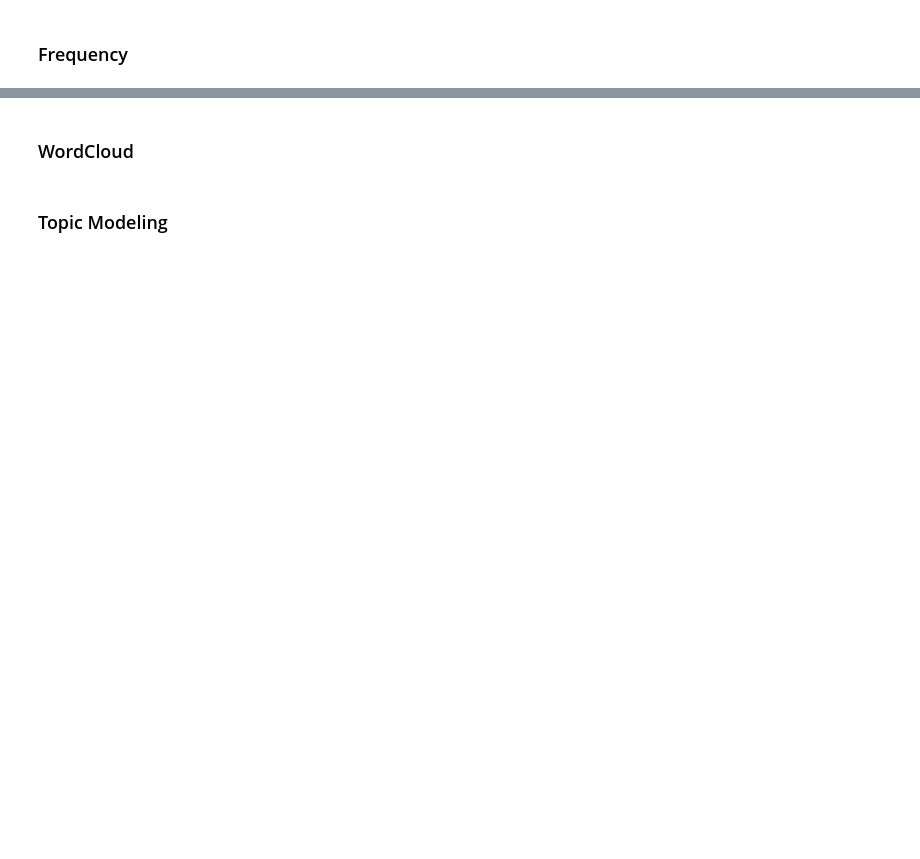
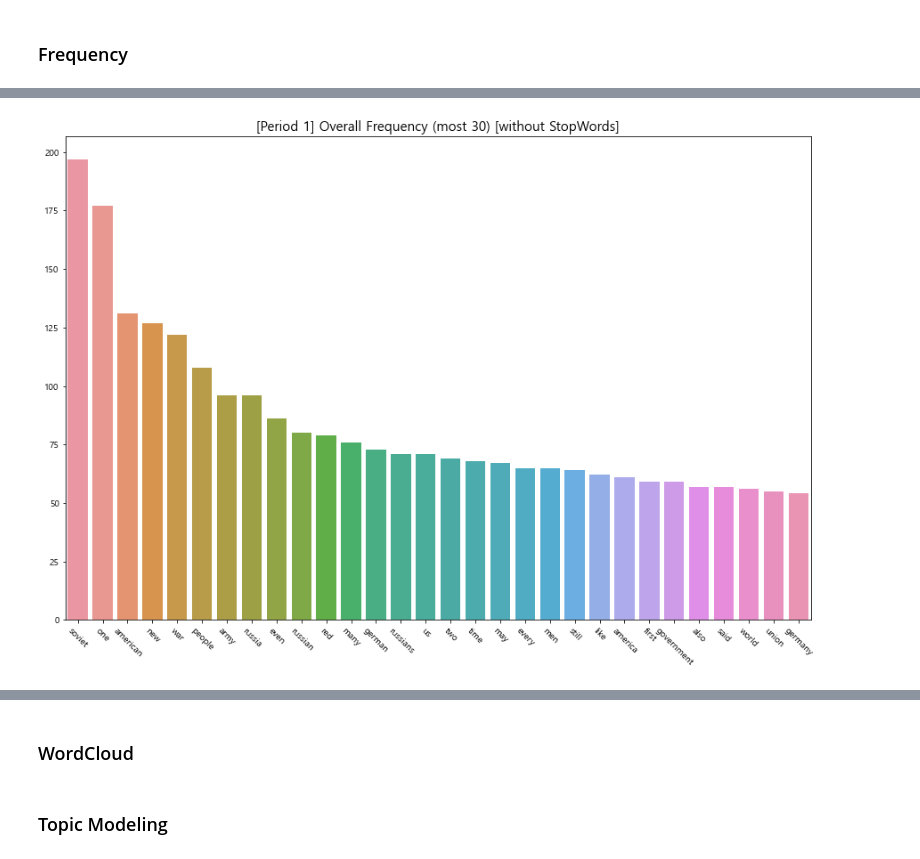
Before and after one commit to MartinusChoi/Text-Mining-Project, a Jupyter notebook: 3-Period-ST-Analysis.ipynb, the cells around one changed output, grey strips where cells are left out. Cells and saved outputs as stored; diff of their text form; code cells hidden in the pictures; blank space fills up the shorter version.

```diff
--- a/3-Period-ST-Analysis.ipynb
+++ b/3-Period-ST-Analysis.ipynb
@@ -101,13 +77,2 @@ repList = [("\\n", ""), (".", ""), (",", ""), ("?", ""), ("!", ""), \
 # %% [markdown]
 ### Tokenize
-# %%
-tokenizer = TreebankWordTokenizer()
-
-def removeStopWords(tokenized, new_stopwords=[]):
-    stopwords = nltk.stopwords.words('english')
-    if len(new_stopwords) != 0:
-        stopwords.extend(new_stopwords)
-    return [word for word in tokenized if word not in stopwords]
-
-def tagging(tokenized):
-    return nltk.pos_tag(tokenized)
@@ -113,0 +87,7 @@ def tagging(tokenized):
+# %%
+stopwords = nltk.corpus.stopwords.words('english')
+new_stopwords = ['would', 'could', 'might', 'need', 'can', 'must']
+
+wo_stopword_1 = removeStopWords(tokenized_1, stopwords, new_stopwords)
+wo_stopword_2 = removeStopWords(tokenized_2, stopwords, new_stopwords)
+wo_stopword_3 = removeStopWords(tokenized_3, stopwords, new_stopwords)
@@ -117,0 +118,4 @@ def tagging(tokenized):
+# %%
+plotOverallFrequency(wo_merged_1, filepath=RESULT_1, wo=True, period=1)
+# %% [output]
+[figure, added]
```
Also changed, not shown: parts of 21 cells of this notebook, 56 other files.
